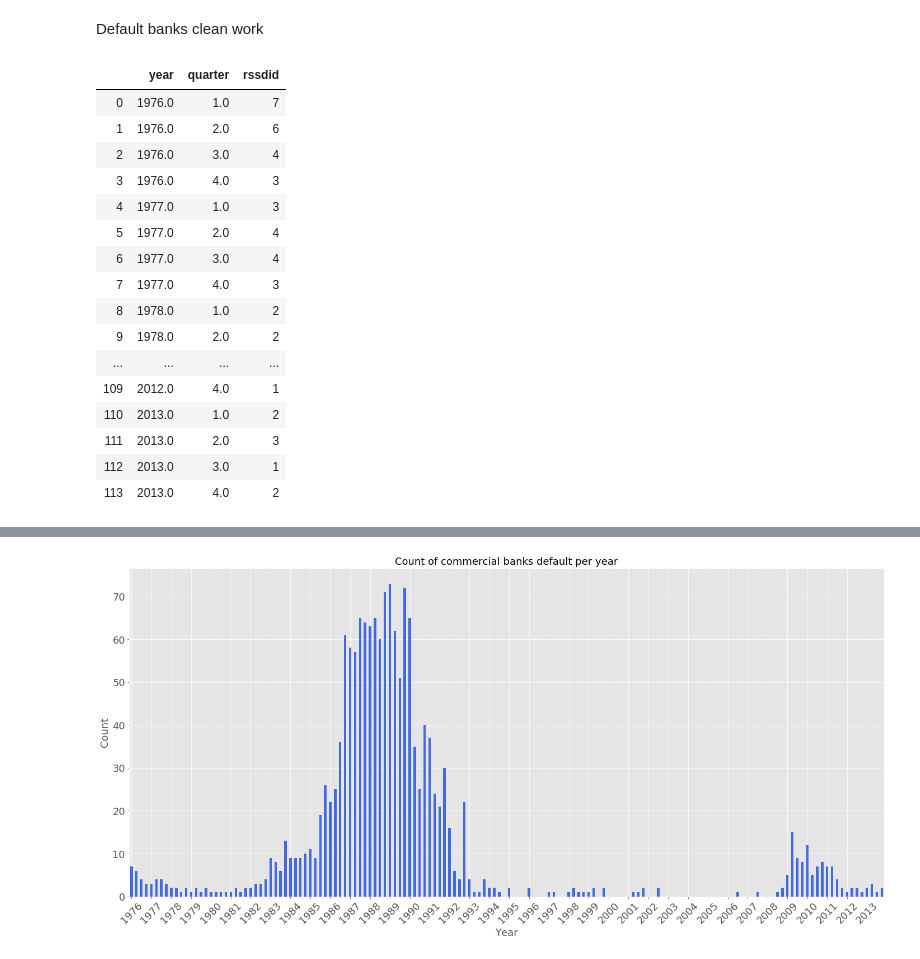
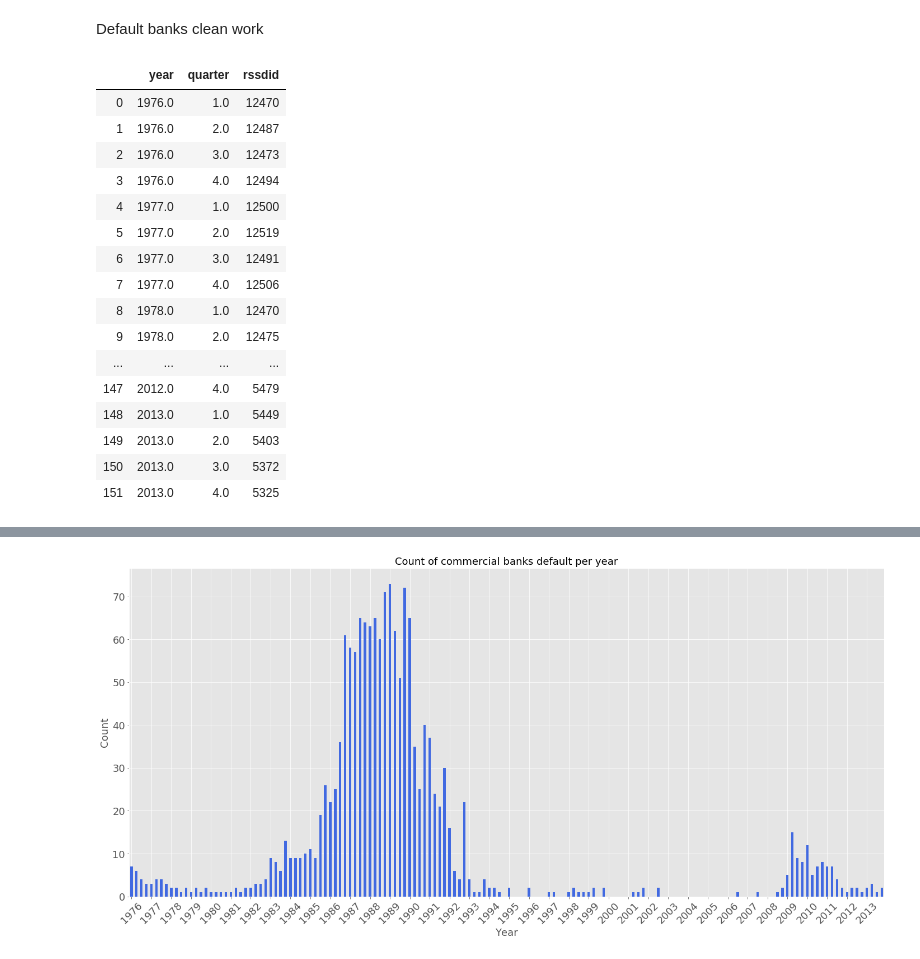
Before and after one commit to Alex-Telonic/BachelorThesisASch, a Jupyter notebook: NewLeverage.ipynb, the cells around one changed output, grey strips where cells are left out. Drawn from its saved outputs; the diff is of its cells as text; code cells hidden in the pictures.

Commit message:
adjusted default banks 14.02

```diff
--- a/NewLeverage.ipynb
+++ b/NewLeverage.ipynb
@@ -244,30 +244,33 @@ Default banks clean work
 # %%
 temp_df = df_all_raw.copy()
 temp_df = temp_df.reset_index()
 temp_df_default = temp_df[temp_df.leverageRatio<0]
 
+count_banks = temp_df.groupby(["year", "quarter"]).count().rssdid
+
 s_default = temp_df_default.groupby(["year", "quarter"]).count().rssdid
 
 d_default_noIndex = s_default.reset_index()
-d_default_noIndex
+count_banks_noIndex = count_banks.reset_index()
+count_banks_noIndex
 # %% [output]
 |  | year | quarter | rssdid |
-| 0 | 1976.0 | 1.0 | 7 |
-| 1 | 1976.0 | 2.0 | 6 |
-| 2 | 1976.0 | 3.0 | 4 |
-| 3 | 1976.0 | 4.0 | 3 |
-| 4 | 1977.0 | 1.0 | 3 |
-| 5 | 1977.0 | 2.0 | 4 |
-| 6 | 1977.0 | 3.0 | 4 |
-| 7 | 1977.0 | 4.0 | 3 |
-| 8 | 1978.0 | 1.0 | 2 |
-| 9 | 1978.0 | 2.0 | 2 |
+| 0 | 1976.0 | 1.0 | 12470 |
+| 1 | 1976.0 | 2.0 | 12487 |
+| 2 | 1976.0 | 3.0 | 12473 |
+| 3 | 1976.0 | 4.0 | 12494 |
+| 4 | 1977.0 | 1.0 | 12500 |
+| 5 | 1977.0 | 2.0 | 12519 |
+| 6 | 1977.0 | 3.0 | 12491 |
+| 7 | 1977.0 | 4.0 | 12506 |
+| 8 | 1978.0 | 1.0 | 12470 |
+| 9 | 1978.0 | 2.0 | 12475 |
 | ... | ... | ... | ... |
-| 109 | 2012.0 | 4.0 | 1 |
-| 110 | 2013.0 | 1.0 | 2 |
-| 111 | 2013.0 | 2.0 | 3 |
-| 112 | 2013.0 | 3.0 | 1 |
-| 113 | 2013.0 | 4.0 | 2 |
+| 147 | 2012.0 | 4.0 | 5479 |
+| 148 | 2013.0 | 1.0 | 5449 |
+| 149 | 2013.0 | 2.0 | 5403 |
+| 150 | 2013.0 | 3.0 | 5372 |
+| 151 | 2013.0 | 4.0 | 5325 |
 # %%
 x = d_default_noIndex[d_default_noIndex.year == 2000].rssdid.count()
 print(x)
```
Also changed, not shown: parts of 6 cells of this notebook, 5 other files.
